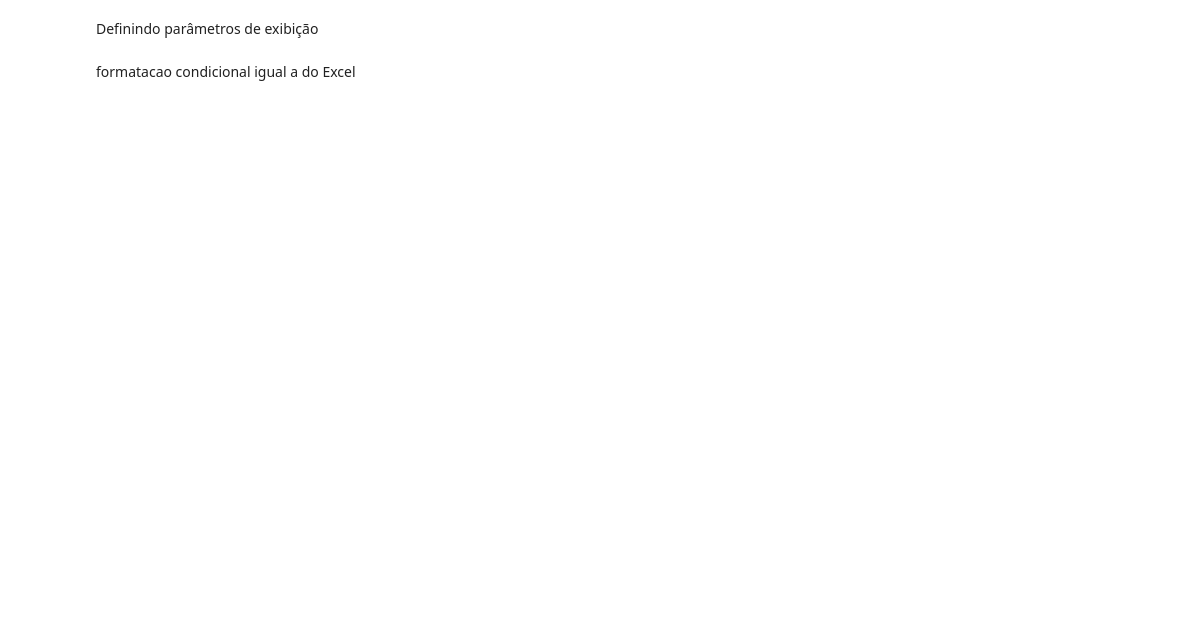
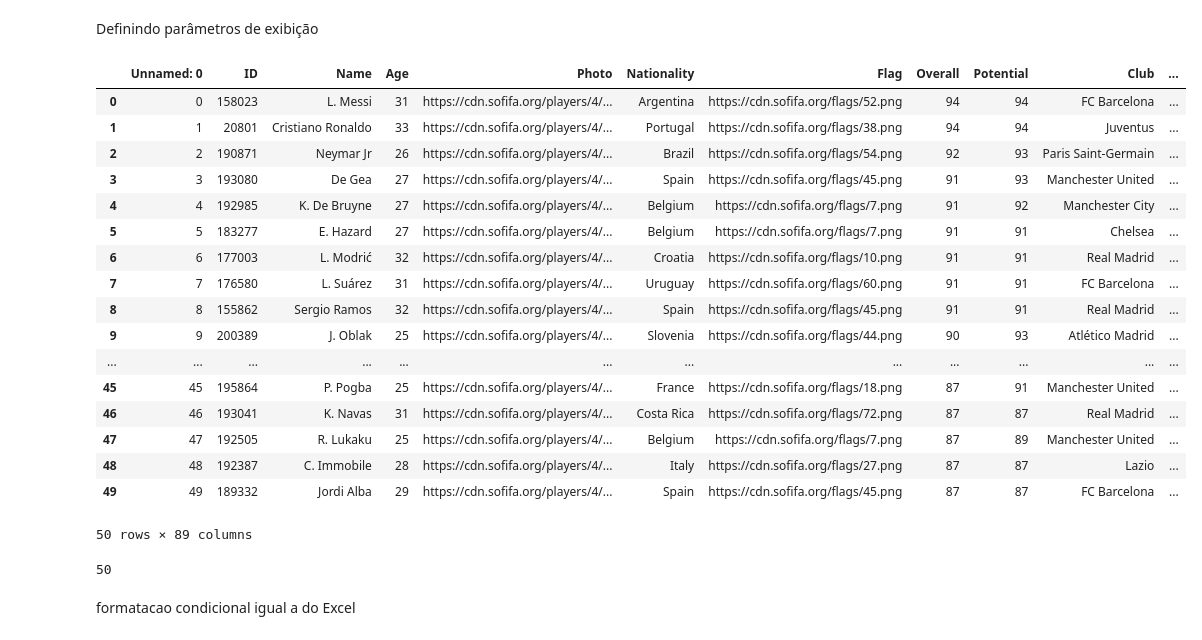
Before and after one commit to TASIO852/Fifa-jogadores, a Jupyter notebook: Atributos Jogadores.ipynb, the cells around one changed output. Saved outputs shown, nothing was run; the diff lists cells and outputs as text; code cells hidden in the pictures; blank space fills up the shorter version.

```diff
--- a/Atributos Jogadores.ipynb
+++ b/Atributos Jogadores.ipynb
@@ -49,14 +181,33 @@ df
 # %% [markdown]
 Definindo parâmetros de exibição
 # %%
-
-pd.set_option("max_colwidth", 50)
-pd.set_option("max_rows", 50)
-pd.set_option("max_columns", 50)
-
+pd.options.display.max_colwidth = 50
+pd.options.display.max_rows = 50
+pd.options.display.max_columns = 50
 df.head(50)
+# %% [output]
+|  | Unnamed: 0 | ID | Name | Age | Photo | Nationality | Flag | Overall | Potential | Club | ... |
+| 0 | 0 | 158023 | L. Messi | 31 | https://cdn.sofifa.org/players/4/... | Argentina | https://cdn.sofifa.org/flags/52.png | 94 | 94 | FC Barcelona | ... |
+| 1 | 1 | 20801 | Cristiano Ronaldo | 33 | https://cdn.sofifa.org/players/4/... | Portugal | https://cdn.sofifa.org/flags/38.png | 94 | 94 | Juventus | ... |
+| 2 | 2 | 190871 | Neymar Jr | 26 | https://cdn.sofifa.org/players/4/... | Brazil | https://cdn.sofifa.org/flags/54.png | 92 | 93 | Paris Saint-Germain | ... |
+| 3 | 3 | 193080 | De Gea | 27 | https://cdn.sofifa.org/players/4/... | Spain | https://cdn.sofifa.org/flags/45.png | 91 | 93 | Manchester United | ... |
+| 4 | 4 | 192985 | K. De Bruyne | 27 | https://cdn.sofifa.org/players/4/... | Belgium | https://cdn.sofifa.org/flags/7.png | 91 | 92 | Manchester City | ... |
+| 5 | 5 | 183277 | E. Hazard | 27 | https://cdn.sofifa.org/players/4/... | Belgium | https://cdn.sofifa.org/flags/7.png | 91 | 91 | Chelsea | ... |
+| 6 | 6 | 177003 | L. Modrić | 32 | https://cdn.sofifa.org/players/4/... | Croatia | https://cdn.sofifa.org/flags/10.png | 91 | 91 | Real Madrid | ... |
+| 7 | 7 | 176580 | L. Suárez | 31 | https://cdn.sofifa.org/players/4/... | Uruguay | https://cdn.sofifa.org/flags/60.png | 91 | 91 | FC Barcelona | ... |
+| 8 | 8 | 155862 | Sergio Ramos | 32 | https://cdn.sofifa.org/players/4/... | Spain | https://cdn.sofifa.org/flags/45.png | 91 | 91 | Real Madrid | ... |
+| 9 | 9 | 200389 | J. Oblak | 25 | https://cdn.sofifa.org/players/4/... | Slovenia | https://cdn.sofifa.org/flags/44.png | 90 | 93 | Atlético Madrid | ... |
+| ... | ... | ... | ... | ... | ... | ... | ... | ... | ... | ... | ... |
+| 45 | 45 | 195864 | P. Pogba | 25 | https://cdn.sofifa.org/players/4/... | France | https://cdn.sofifa.org/flags/18.png | 87 | 91 | Manchester United | ... |
+| 46 | 46 | 193041 | K. Navas | 31 | https://cdn.sofifa.org/players/4/... | Costa Rica | https://cdn.sofifa.org/flags/72.png | 87 | 87 | Real Madrid | ... |
+| 47 | 47 | 192505 | R. Lukaku | 25 | https://cdn.sofifa.org/players/4/... | Belgium | https://cdn.sofifa.org/flags/7.png | 87 | 89 | Manchester United | ... |
+| 48 | 48 | 192387 | C. Immobile | 28 | https://cdn.sofifa.org/players/4/... | Italy | https://cdn.sofifa.org/flags/27.png | 87 | 87 | Lazio | ... |
+| 49 | 49 | 189332 | Jordi Alba | 29 | https://cdn.sofifa.org/players/4/... | Spain | https://cdn.sofifa.org/flags/45.png | 87 | 87 | FC Barcelona | ... |
+50 rows × 89 columns
 # %%
-pd.get_option('max_rows')
+pd.get_option('display.max_columns')
+# %% [output]
+50
 # %% [markdown]
 formatacao condicional igual a do Excel
 # %%
```
Also changed, not shown: parts of 74 cells of this notebook, 5 other files.
